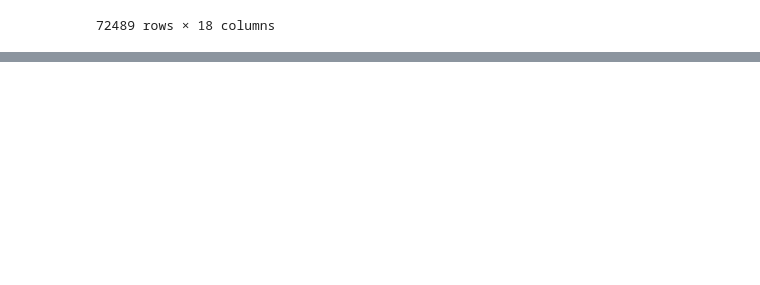
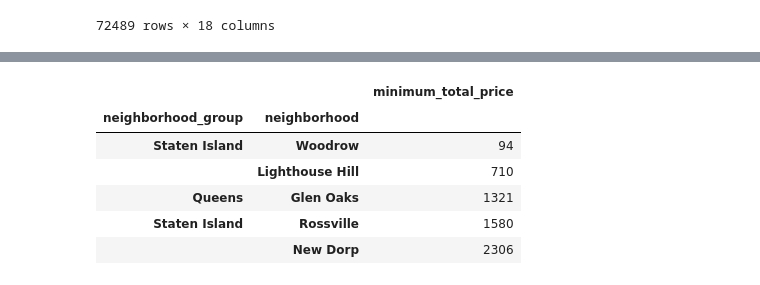
Before and after one commit to JoeAdelmous/airbnb-data-analysis, a Jupyter notebook: Airbnb.ipynb, the cells around one changed output, grey strips where cells are left out. Drawn from its saved outputs; the diff is of its cells as text; code cells hidden in the pictures; blank space fills up the shorter version.

```diff
--- a/Airbnb.ipynb
+++ b/Airbnb.ipynb
@@ -863,3 +864,5 @@ A value is trying to be set on a copy of a slice from a DataFrame
 
 See the caveats in the documentation: https://pandas.pydata.org/pandas-docs/stable/user_guide/indexing.html#returning-a-view-versus-a-copy
   df3.rename(columns={'neighbourhood_group':'neighborhood_group'},inplace=True)
+# %%
+df3.rename(columns={'neighbourhood':'neighborhood'},inplace=True)
@@ -945,0 +965,11 @@ df3
+# %%
+df3.groupby(['neighborhood_group','neighborhood']).agg({'minimum_total_price':'sum'}).sort_values(by= 'minimum_total_price',ascending=True).head(5)
+#! bottom 5
+# %% [output]
+|  |  | minimum_total_price |
+| neighborhood_group | neighborhood |  |
+| Staten Island | Woodrow | 94 |
+|  | Lighthouse Hill | 710 |
+| Queens | Glen Oaks | 1321 |
+| Staten Island | Rossville | 1580 |
+|  | New Dorp | 2306 |
```
Also changed, not shown: parts of 7 cells of this notebook.
